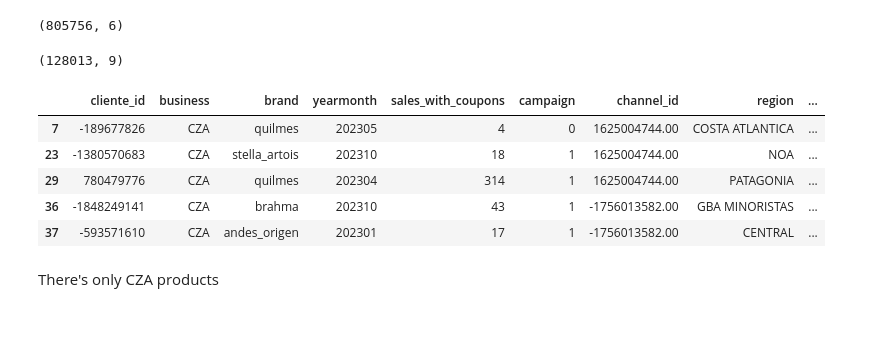
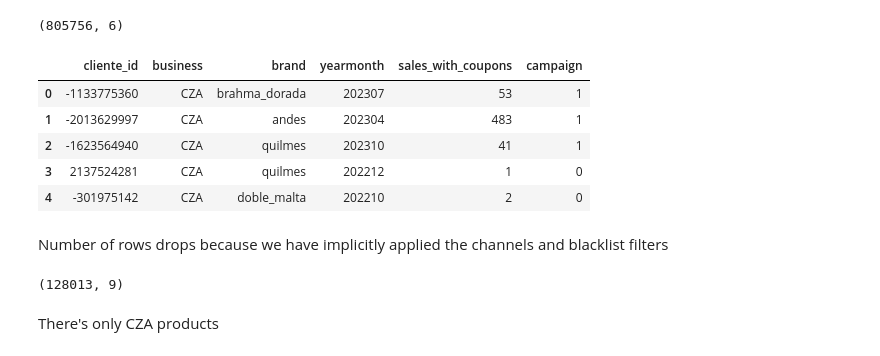
Before and after one commit to DenisTros/Quilmes_lift, a Jupyter notebook: notebooks/lift.ipynb, the cells around one changed output. Saved outputs shown, nothing was run; the diff lists cells and outputs as text; code cells hidden in the pictures; blank space fills up the shorter version.

```diff
--- a/notebooks/lift.ipynb
+++ b/notebooks/lift.ipynb
@@ -286,4 +279,13 @@ Merge with clients dataset
 df_coupons.shape
 # %% [output]
 (805756, 6)
+# %%
+df_coupons.head()
+# %% [output]
+|  | cliente_id | business | brand | yearmonth | sales_with_coupons | campaign |
+| 0 | -1133775360 | CZA | brahma_dorada | 202307 | 53 | 1 |
+| 1 | -2013629997 | CZA | andes | 202304 | 483 | 1 |
+| 2 | -1623564940 | CZA | quilmes | 202310 | 41 | 1 |
+| 3 | 2137524281 | CZA | quilmes | 202212 | 1 | 0 |
+| 4 | -301975142 | CZA | doble_malta | 202210 | 2 | 0 |
 # %%
@@ -293,16 +293,9 @@ df = df[~df.region.isna()]
+# %% [markdown]
+Number of rows drops because we have implicitly applied the channels and blacklist filters
 # %%
 df.shape
 # %% [output]
 (128013, 9)
-# %%
-df.head()
-# %% [output]
-|  | cliente_id | business | brand | yearmonth | sales_with_coupons | campaign | channel_id | region | ... |
-| 7 | -189677826 | CZA | quilmes | 202305 | 4 | 0 | 1625004744.00 | COSTA ATLANTICA | ... |
-| 23 | -1380570683 | CZA | stella_artois | 202310 | 18 | 1 | 1625004744.00 | NOA | ... |
-| 29 | 780479776 | CZA | quilmes | 202304 | 314 | 1 | 1625004744.00 | PATAGONIA | ... |
-| 36 | -1848249141 | CZA | brahma | 202310 | 43 | 1 | -1756013582.00 | GBA MINORISTAS | ... |
-| 37 | -593571610 | CZA | andes_origen | 202301 | 17 | 1 | -1756013582.00 | CENTRAL | ... |
 # %% [markdown]
 There's only CZA products
 # %%
```
Also changed, not shown: parts of 29 cells of this notebook.
